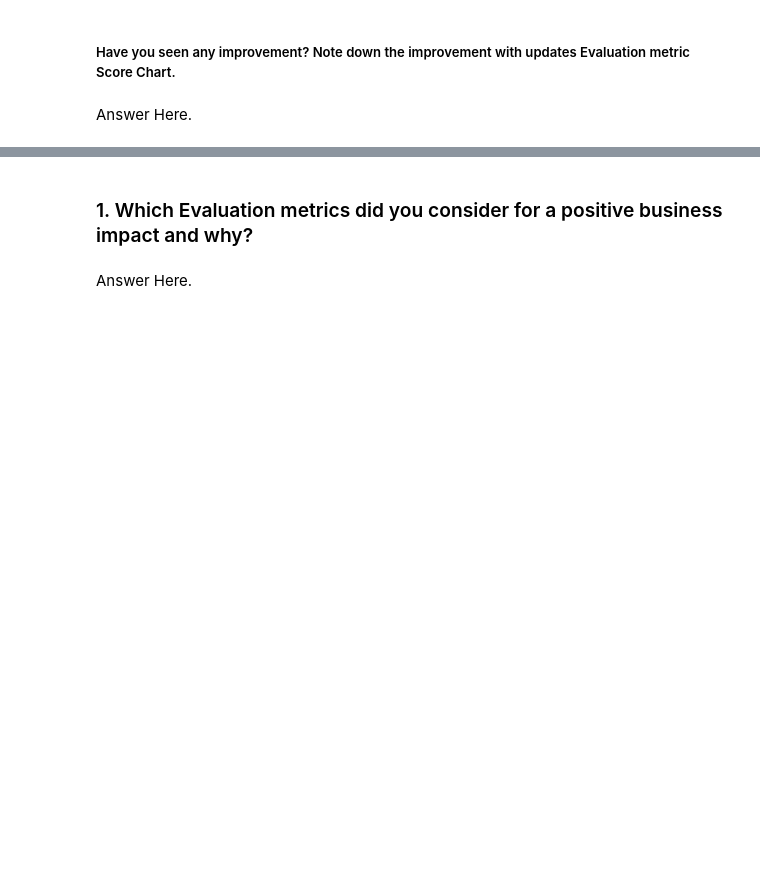
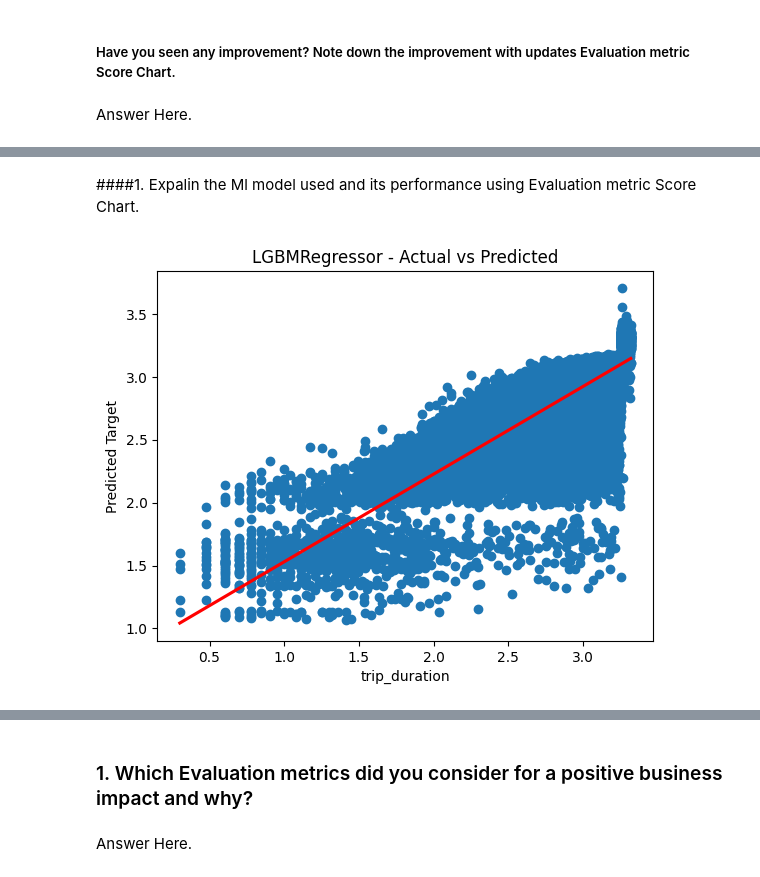
Before and after one commit to Mr-Himanshu123/ML_Project-Taxi-Trip-Time-Prediction, a Jupyter notebook: NYC_Taxi_Trip_Time_Prediction.ipynb, the cells around one changed output, grey strips where cells are left out. Saved outputs shown, nothing was run; the diff lists cells and outputs as text; code cells hidden in the pictures; blank space fills up the shorter version.

```diff
--- a/NYC_Taxi_Trip_Time_Prediction.ipynb
+++ b/NYC_Taxi_Trip_Time_Prediction.ipynb
@@ -1877,0 +2153,20 @@ Answer Here.
+# %%
+# ML Model - 6 Implementation
+lgbm = LGBMRegressor(random_state=0)
+
+# Fit the model
+lgbm.fit(X_train, y_train)
+
+#Predict on the model
+y_pred_test = lgbm.predict(X_test)
+y_pred_train = lgbm.predict(X_train)
+
+# Evaluate the model
+mse_lgbm_test = mean_squared_error(y_test, y_pred_test)
+r2_lgbm_test = r2_score(y_test, y_pred_test)
+
+mse_lgbm_train = mean_squared_error(y_train, y_pred_train)
+r2_lgbm_train = r2_score(y_train, y_pred_train)
+
+print('Mean Squared Error: ', mse_lgbm_test)
+print("r_squared: ", r2_lgbm_test)
@@ -1877,0 +2181,11 @@ Answer Here.
+# %% [markdown]
+####1. Expalin the Ml model used and its performance using Evaluation metric Score Chart.
+# %%
+plt.scatter(y_test, y_pred_test)
+plt.xlabel('Actual Target')
+plt.ylabel('Predicted Target')
+plt.title('LGBMRegressor - Actual vs Predicted')
+sns.regplot(x=y_test, y=y_pred_test, scatter=False, color='red')
+plt.show()
+# %% [output]
+[figure, added]
```
Also changed, not shown: parts of 110 cells of this notebook.
